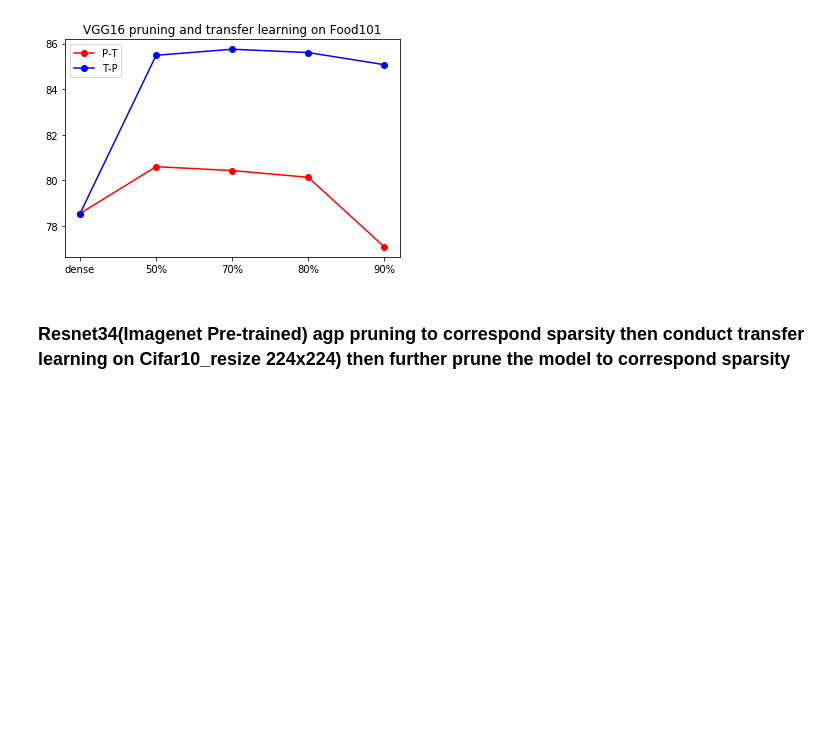
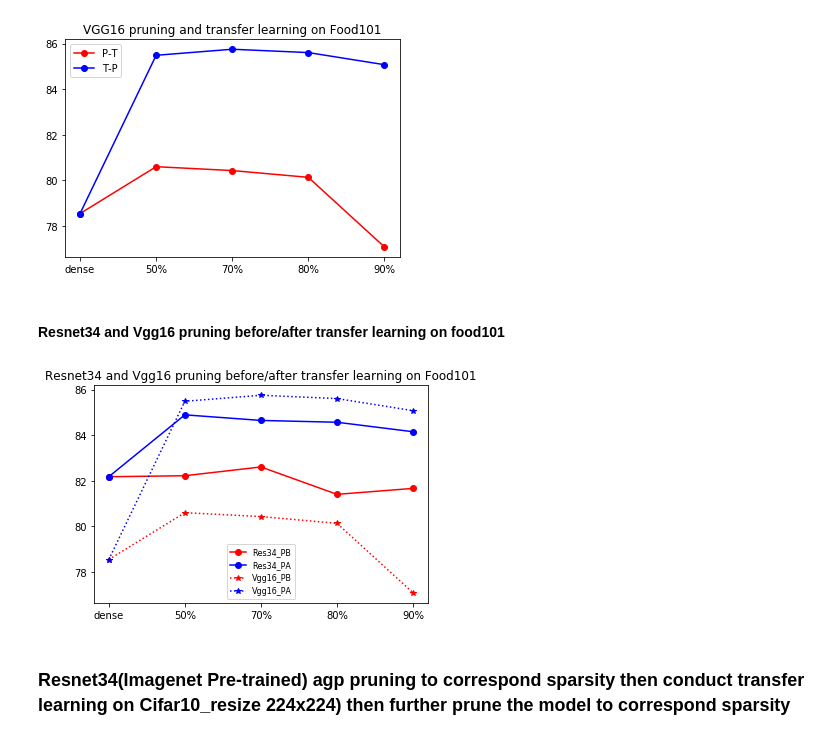
Before and after one commit to Xiaomin-Li/CS7313-MachineLearning-CourseProject-Xiaomin, a Jupyter notebook: analysis/graph.ipynb, the cells around one changed output. Drawn from its saved outputs; the diff is of its cells as text; code cells hidden in the pictures; blank space fills up the shorter version.

```diff
--- a/analysis/graph.ipynb
+++ b/analysis/graph.ipynb
@@ -76,6 +129,33 @@ plt.savefig(filename, dpi=300)
 plt.show()
 # %% [output]
 [figure]
+# %% [markdown]
+#### Resnet34 and Vgg16 pruning before/after transfer learning on food101
+# %%
+Sparsity = ['dense', '50%', '70%', '80%', '90%']
+Res34_P2T = [82.178, 82.222, 82.606, 81.406, 81.667]
+Res34_T2P = [82.178, 84.891, 84.646, 84.566, 84.150]
+
+Vgg16_P2T = [78.547, 80.602, 80.432, 80.135, 77.085]
+Vgg16_T2P = [78.547, 85.485, 85.750, 85.604, 85.073]
+
+plt.plot(Sparsity, Res34_P2T, color='red', marker='o', linestyle='-', label='Res34_PB')
+plt.plot(Sparsity, Res34_T2P, color='blue', marker='o', linestyle='-',label='Res34_PA')
+
+plt.plot(Sparsity, Vgg16_P2T, color='red', marker='*', linestyle=':', label='Vgg16_PB')
+plt.plot(Sparsity, Vgg16_T2P, color='blue', marker='*', linestyle=':',label='Vgg16_PA')
+
+plt.title("Resnet34 and Vgg16 pruning before/after transfer learning on Food101")
+plt.ylabel =("TOP1 Accuracy")
+plt.xlabel = ("Sparsity")
+
+
+plt.legend(loc='best', fontsize=8)
+filename = os.path.join(dir,"Res34_Vgg16_food101.png")
+plt.savefig(filename, dpi=300)
+plt.show()
+# %% [output]
+[figure, added]
 # %% [markdown]
 ### Resnet34(Imagenet Pre-trained) agp pruning to correspond sparsity then conduct transfer learning on Cifar10_resize 224x224)  then further prune the model to correspond sparsity
 # %%
```
Also changed, not shown: parts of 9 cells of this notebook, 7 other files.
